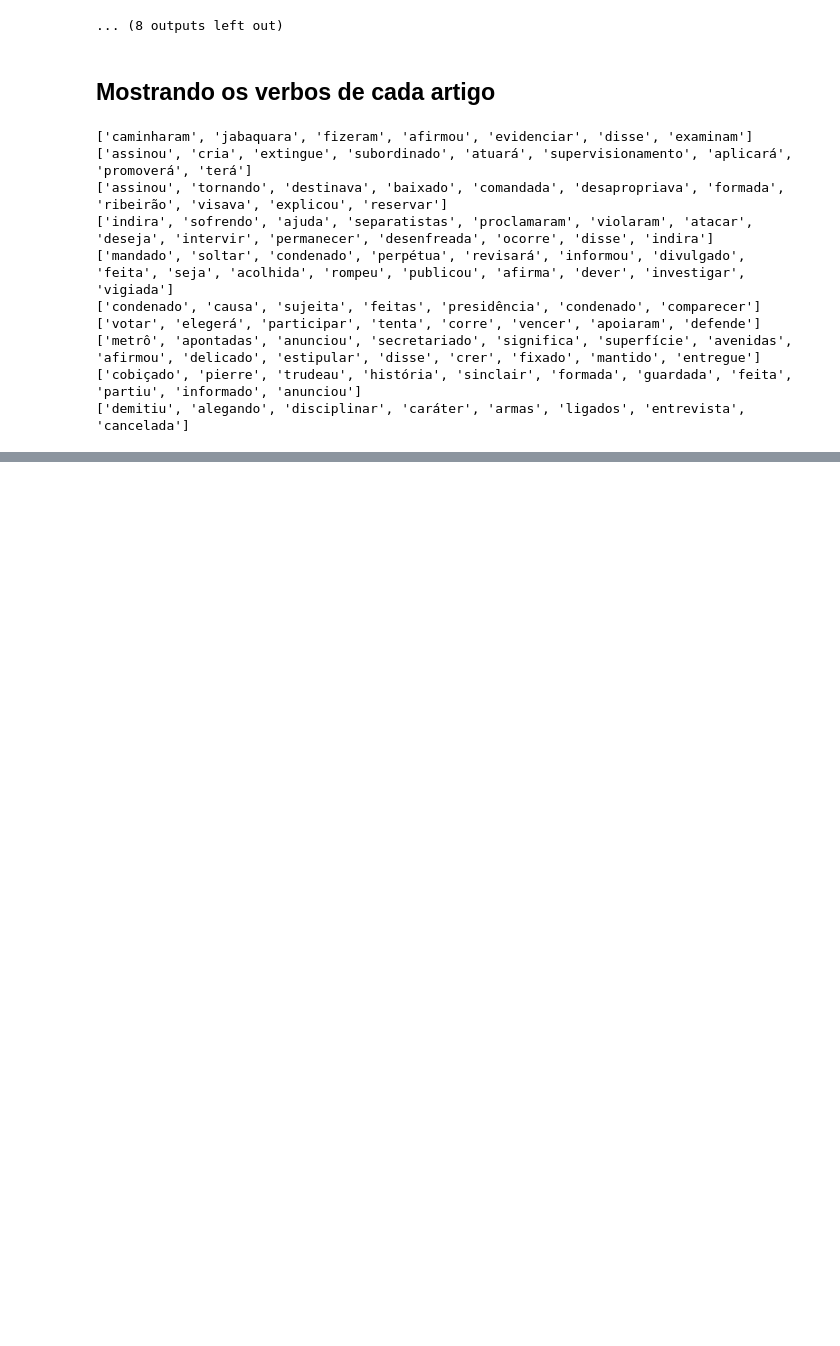
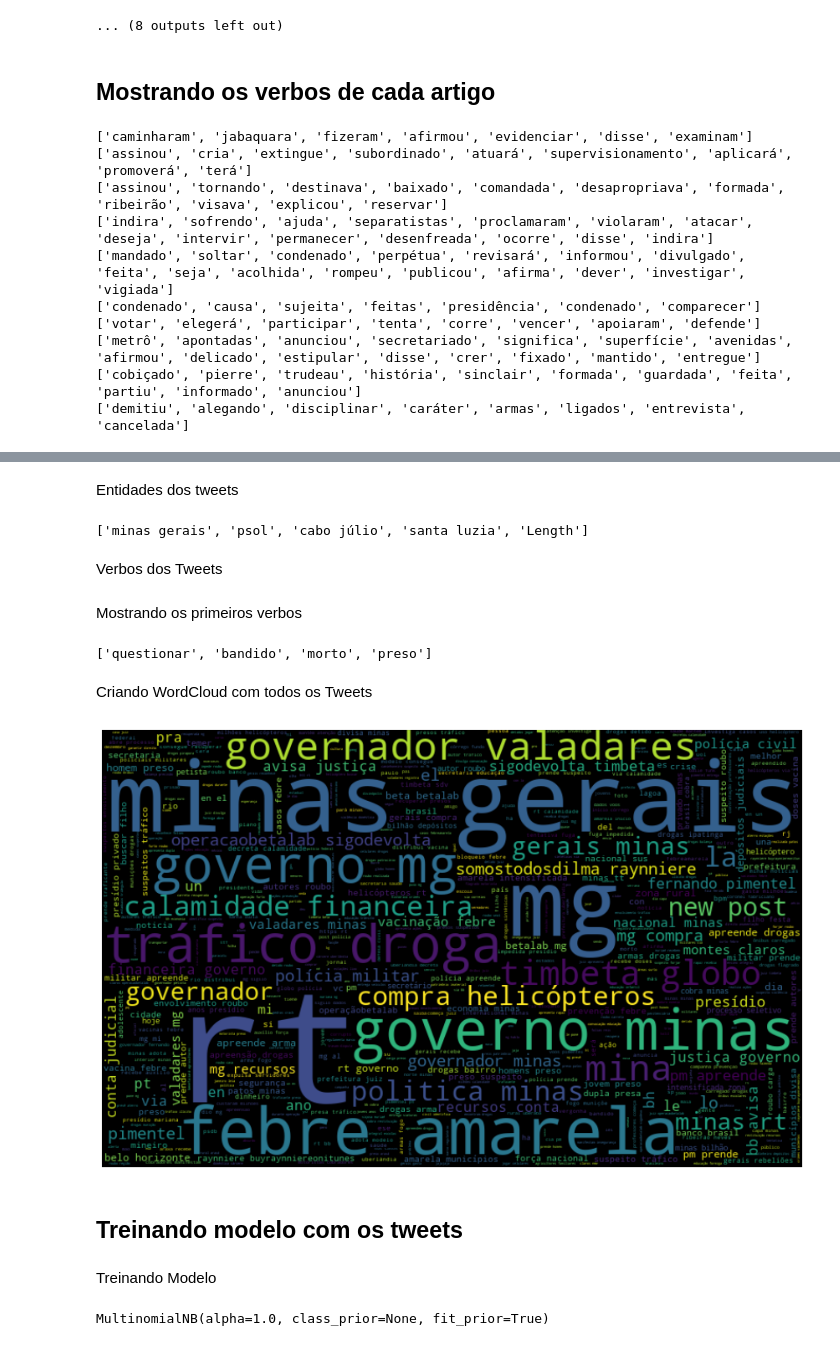
Before and after one commit to azraelgarden/avaliacao-sprint-3, a Jupyter notebook: avaliacao3.ipynb, the cells around one changed output, grey strips where cells are left out. Cells and saved outputs as stored; diff of their text form; code cells hidden in the pictures; blank space fills up the shorter version.

Commit message:
tratando tweet, treinando modelo e mostrando resultados

```diff
--- a/avaliacao3.ipynb
+++ b/avaliacao3.ipynb
@@ -216,0 +234,2 @@ for paragrafo in dataframe.tratado:
+# %%
+df_tweets.insert(1, 'tratado', tweets_tratados)
@@ -216,0 +238,2 @@ for paragrafo in dataframe.tratado:
+# %%
+df_tweets = df_tweets.drop_duplicates(subset= 'tratado', keep='first')
@@ -216,0 +242,2 @@ for paragrafo in dataframe.tratado:
+# %%
+df_tweets = df_tweets.dropna()
@@ -216,0 +255,13 @@ for paragrafo in dataframe.tratado:
+# %% [markdown]
+Entidades dos tweets
+# %%
+doc_tweets = nlp(str(df_tweets["tratado"]))
+ents_treino = []
+for token in doc_tweets.ents:
+  if token.orth_ not in ents_treino:
+    ents_treino.append(token.orth_)
+ents_treino
+# %% [output]
+['minas gerais', 'psol', 'cabo júlio', 'santa luzia', 'Length']
+# %% [markdown]
+Verbos dos Tweets
@@ -216,0 +273,16 @@ for paragrafo in dataframe.tratado:
+# %% [markdown]
+Mostrando os primeiros verbos
+# %%
+verbos_tweets[:20]
+# %% [output]
+['questionar', 'bandido', 'morto', 'preso']
+# %% [markdown]
+Criando WordCloud com todos os Tweets
+# %%
+all_tweets = ' '.join([tweet for tweet in df_tweets['tratado']])
+# %%
+word_cloud(all_tweets)
+# %% [output]
+[figure, added]
+# %% [markdown]
+## Treinando modelo com os tweets
@@ -216,0 +297,14 @@ for paragrafo in dataframe.tratado:
+# %% [markdown]
+Treinando Modelo
+# %%
+#setando seed
+import numpy as np
+from sklearn.naive_bayes import MultinomialNB
+from sklearn.model_selection import cross_val_predict
+
+np.random.seed(42)
+
+model = MultinomialNB()
+model.fit(freq_tweets, classificacao)
+# %% [output]
+MultinomialNB(alpha=1.0, class_prior=None, fit_prior=True)
```
Also changed, not shown: parts of 26 cells of this notebook.
